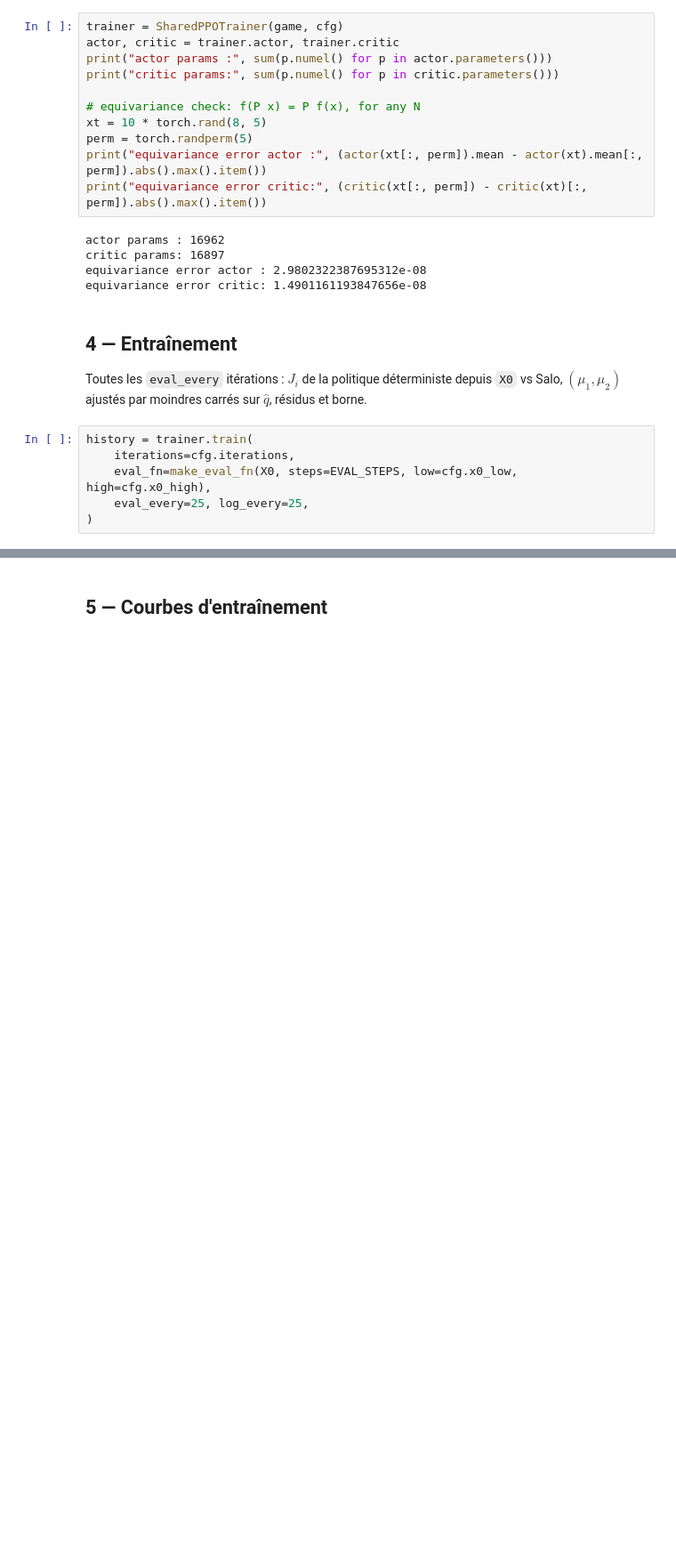
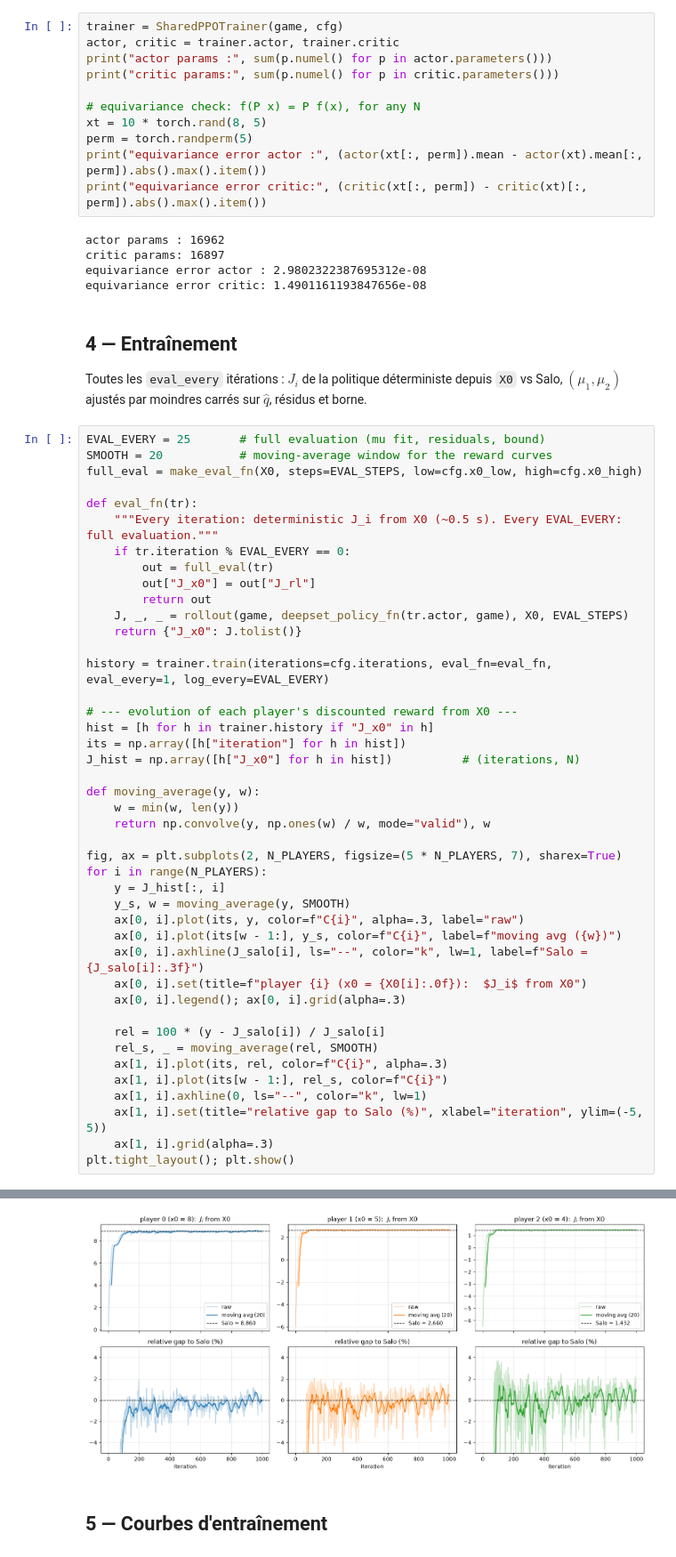
Before and after one commit to MehdiNezahi/Invariant-RL-for-differential-games, a Jupyter notebook: DeepSet_PPO/train_salo_deepset.ipynb, the cells around one changed output, grey strips where cells are left out. Shown at 89% size. Cells and saved outputs as stored; diff of their text form; blank space fills up the shorter version.

```diff
--- a/DeepSet_PPO/train_salo_deepset.ipynb
+++ b/DeepSet_PPO/train_salo_deepset.ipynb
@@ -94,11 +94,48 @@ equivariance error critic: 1.4901161193847656e-08
 
 Toutes les `eval_every` itérations : $J_i$ de la politique déterministe depuis `X0` vs Salo, $(\mu_1,\mu_2)$ ajustés par moindres carrés sur $\hat q$, résidus et borne.
 # %%
-history = trainer.train(
-    iterations=cfg.iterations,
-    eval_fn=make_eval_fn(X0, steps=EVAL_STEPS, low=cfg.x0_low, high=cfg.x0_high),
-    eval_every=25, log_every=25,
-)
+EVAL_EVERY = 25       # full evaluation (mu fit, residuals, bound)
+SMOOTH = 20           # moving-average window for the reward curves
+full_eval = make_eval_fn(X0, steps=EVAL_STEPS, low=cfg.x0_low, high=cfg.x0_high)
+
+def eval_fn(tr):
+    """Every iteration: deterministic J_i from X0 (~0.5 s). Every EVAL_EVERY: full evaluation."""
+    if tr.iteration % EVAL_EVERY == 0:
+        out = full_eval(tr)
+        out["J_x0"] = out["J_rl"]
+        return out
+    J, _, _ = rollout(game, deepset_policy_fn(tr.actor, game), X0, EVAL_STEPS)
+    return {"J_x0": J.tolist()}
+
+history = trainer.train(iterations=cfg.iterations, eval_fn=eval_fn, eval_every=1, log_every=EVAL_EVERY)
+
+# --- evolution of each player's discounted reward from X0 ---
+hist = [h for h in trainer.history if "J_x0" in h]
+its = np.array([h["iteration"] for h in hist])
+J_hist = np.array([h["J_x0"] for h in hist])          # (iterations, N)
+
+def moving_average(y, w):
+    w = min(w, len(y))
+    return np.convolve(y, np.ones(w) / w, mode="valid"), w
+
+fig, ax = plt.subplots(2, N_PLAYERS, figsize=(5 * N_PLAYERS, 7), sharex=True)
+for i in range(N_PLAYERS):
+    y = J_hist[:, i]
+    y_s, w = moving_average(y, SMOOTH)
+    ax[0, i].plot(its, y, color=f"C{i}", alpha=.3, label="raw")
+    ax[0, i].plot(its[w - 1:], y_s, color=f"C{i}", label=f"moving avg ({w})")
+    ax[0, i].axhline(J_salo[i], ls="--", color="k", lw=1, label=f"Salo = {J_salo[i]:.3f}")
+    ax[0, i].set(title=f"player {i} (x0 = {X0[i]:.0f}):  $J_i$ from X0")
+    ax[0, i].legend(); ax[0, i].grid(alpha=.3)
+
+    rel = 100 * (y - J_salo[i]) / J_salo[i]
+    rel_s, _ = moving_average(rel, SMOOTH)
+    ax[1, i].plot(its, rel, color=f"C{i}", alpha=.3)
+    ax[1, i].plot(its[w - 1:], rel_s, color=f"C{i}")
+    ax[1, i].axhline(0, ls="--", color="k", lw=1)
+    ax[1, i].set(title="relative gap to Salo (%)", xlabel="iteration", ylim=(-5, 5))
+    ax[1, i].grid(alpha=.3)
+plt.tight_layout(); plt.show()
 # %% [output]
 it    0 N=3 | ppo -0.001 ent -0.09 | vMSE 1.487e+00 hjb 1.382e+02 mis 0.000e+00 | 2s
         J_rl [ 0.337 -5.928 -6.448] J_salo [8.86  2.66  1.432] | mu_fit (+0.0553, +0.0552) | bound 472.078
@@ -120,3 +157,4 @@ it  475 N=3 | ppo +0.002 ent -3.72 | vMSE 2.306e-03 hjb 5.145e-03 mis 3.040e-03
+[figure, added]
 # %% [markdown]
 ## 5 — Courbes d'entraînement
 # %%
```
Also changed, not shown: parts of 10 cells of this notebook.
